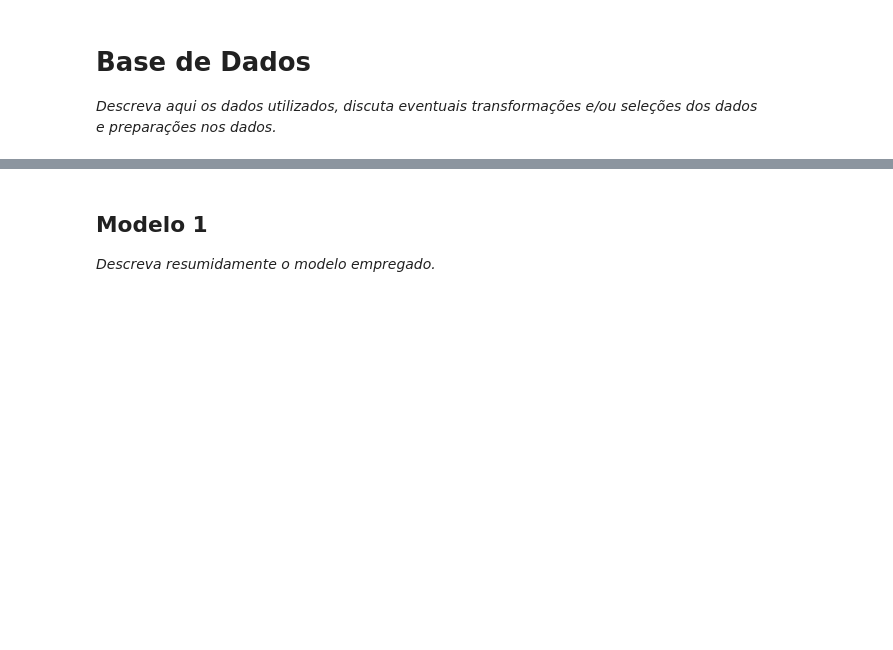
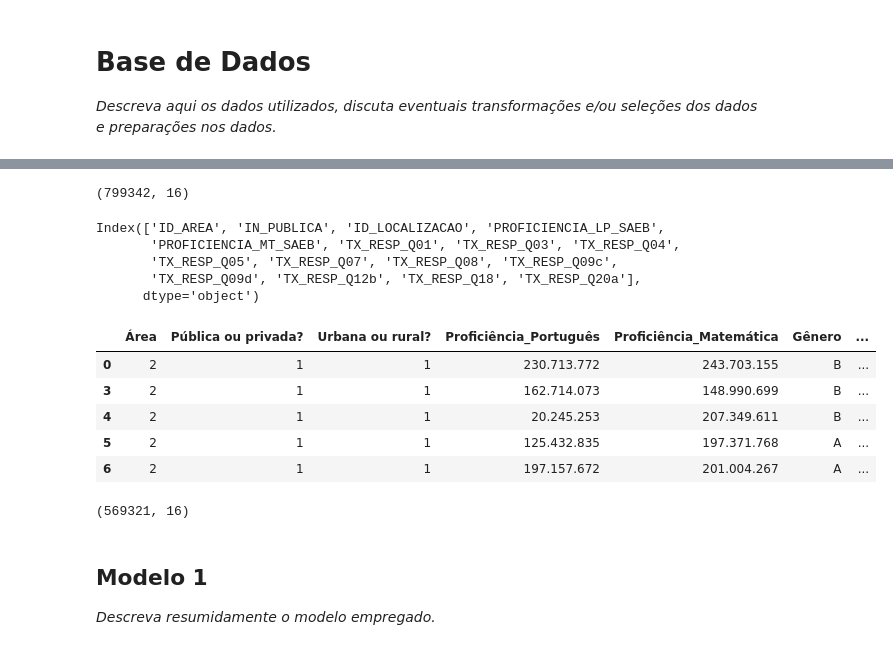
Before and after one commit to ju-arauj/swot, a Jupyter notebook: ML7_ex_projeto.ipynb, the cells around one changed output, grey strips where cells are left out. Cells and saved outputs as stored; diff of their text form; code cells hidden in the pictures; blank space fills up the shorter version.

```diff
--- a/ML7_ex_projeto.ipynb
+++ b/ML7_ex_projeto.ipynb
@@ -85,0 +80,15 @@ Aluno5 = 'None' #@param {type:"string"}
+# %%
+df = df.drop(columns=['ID_SAEB', 'TX_RESP_Q10a', 'TX_RESP_Q10b', 'TX_RESP_Q10c','ID_REGIAO', 'ID_UF', 'ID_MUNICIPIO', 'ID_ESCOLA', 'ID_TURMA', 'ID_SERIE', 'ID_ALUNO', 'IN_SITUACAO_CENSO', 'IN_PREENCHIMENTO_LP', 'IN_PREENCHIMENTO_MT', 'IN_PRESENCA_LP', 'IN_PRESENCA_MT', 'ID_CADERNO_LP', 'ID_BLOCO_1_LP', 'ID_BLOCO_2_LP', 'ID_CADERNO_MT', 'ID_BLOCO_1_MT', 'ID_BLOCO_2_MT', 'TX_RESP_BLOCO1_LP','TX_RESP_BLOCO2_LP', 'TX_RESP_BLOCO1_MT', 'TX_RESP_BLOCO2_MT', 'IN_PROFICIENCIA_LP', 'IN_PROFICIENCIA_MT',  'IN_AMOSTRA', 'ESTRATO', 'PESO_ALUNO_LP', 'PROFICIENCIA_LP', 'ERRO_PADRAO_LP', 'ERRO_PADRAO_LP_SAEB', 'PESO_ALUNO_MT', 'PROFICIENCIA_MT', 'ERRO_PADRAO_MT', 'ERRO_PADRAO_MT_SAEB', 'IN_PREENCHIMENTO_QUESTIONARIO', 'IN_INSE', 'INSE_ALUNO', 'NU_TIPO_NIVEL_INSE', 'PESO_ALUNO_INSE', 'TX_RESP_Q02', 'TX_RESP_Q06a', 'TX_RESP_Q06b', 'TX_RESP_Q06c', 'TX_RESP_Q06d', 'TX_RESP_Q06e', 'TX_RESP_Q09a', 'TX_RESP_Q09b',  'TX_RESP_Q09e', 'TX_RESP_Q09f', 'TX_RESP_Q11a', 'TX_RESP_Q11b', 'TX_RESP_Q11c', 'TX_RESP_Q11d', 'TX_RESP_Q11e', 'TX_RESP_Q11f', 'TX_RESP_Q11g', 'TX_RESP_Q11h','TX_RESP_Q12a', 'TX_RESP_Q12c', 'TX_RESP_Q12d', 'TX_RESP_Q12e', 'TX_RESP_Q12f', 'TX_RESP_Q12g', 'TX_RESP_Q12h', 'TX_RESP_Q12i', 'TX_RESP_Q13','TX_RESP_Q14', 'TX_RESP_Q15', 'TX_RESP_Q16', 'TX_RESP_Q17', 'TX_RESP_Q19', 'TX_RESP_Q20b', 'TX_RESP_Q20c', 'TX_RESP_Q20d', 'TX_RESP_Q20e','TX_RESP_Q21a', 'TX_RESP_Q21b', 'TX_RESP_Q21c', 'TX_RESP_Q21d', 'TX_RESP_Q21e', 'TX_RESP_Q21f', 'TX_RESP_Q21g', 'TX_RESP_Q21h', 'TX_RESP_Q21i'])
+# %%
+df = df.dropna()
+df.shape
+# %% [output]
+(799342, 16)
+# %%
+df.columns
+# %% [output]
+Index(['ID_AREA', 'IN_PUBLICA', 'ID_LOCALIZACAO', 'PROFICIENCIA_LP_SAEB',
+       'PROFICIENCIA_MT_SAEB', 'TX_RESP_Q01', 'TX_RESP_Q03', 'TX_RESP_Q04',
+       'TX_RESP_Q05', 'TX_RESP_Q07', 'TX_RESP_Q08', 'TX_RESP_Q09c',
+       'TX_RESP_Q09d', 'TX_RESP_Q12b', 'TX_RESP_Q18', 'TX_RESP_Q20a'],
+      dtype='object')
@@ -85,0 +100,9 @@ Aluno5 = 'None' #@param {type:"string"}
+# %%
+df.head()
+# %% [output]
+|  | Área | Pública ou privada? | Urbana ou rural? | Proficiência_Português | Proficiência_Matemática | Gênero | ... |
+| 0 | 2 | 1 | 1 | 230.713.772 | 243.703.155 | B | ... |
+| 3 | 2 | 1 | 1 | 162.714.073 | 148.990.699 | B | ... |
+| 4 | 2 | 1 | 1 | 20.245.253 | 207.349.611 | B | ... |
+| 5 | 2 | 1 | 1 | 125.432.835 | 197.371.768 | A | ... |
+| 6 | 2 | 1 | 1 | 197.157.672 | 201.004.267 | A | ... |
@@ -86,3 +113,7 @@ Aluno5 = 'None' #@param {type:"string"}
+# %%
+df.shape
+# %% [output]
+(569321, 16)
 # %% [markdown]
 ## **Modelo 1**
 
```
Also changed, not shown: parts of 51 cells of this notebook.
